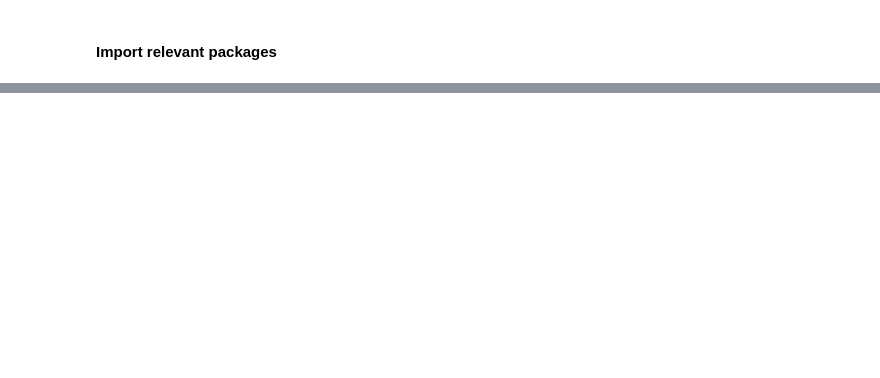
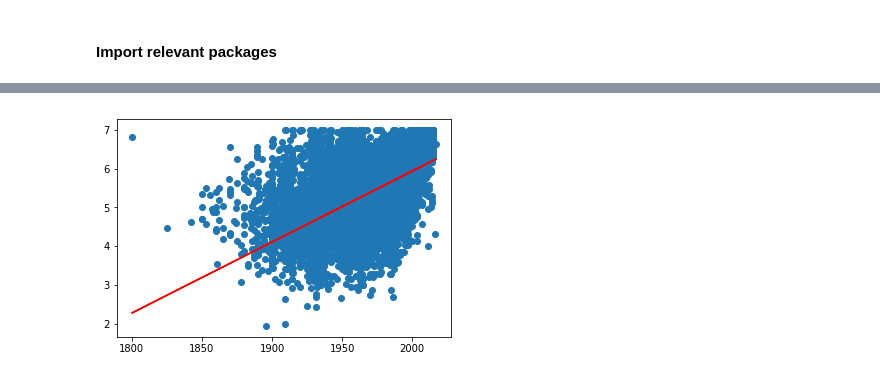
Before and after one commit to jahonis123/jackson-capstone, a Jupyter notebook: Applied Data Science Capstone.ipynb, the cells around one changed output, grey strips where cells are left out. Cells and saved outputs as stored; diff of their text form; code cells hidden in the pictures; blank space fills up the shorter version.

```diff
--- a/Applied Data Science Capstone.ipynb
+++ b/Applied Data Science Capstone.ipynb
@@ -155,0 +177,5 @@ venues_map
+# %%
+# define the data/predictors as the pre-set feature names
+df = pd.DataFrame(data.data, columns=data.feature_names)
+
+target = pd.DataFrame(data.target, columns=["Condition Rating"])
@@ -155,0 +184,3 @@ venues_map
+# %%
+df_parse = df.drop(['Region Code', 'County Name','SD FO Status','County Name', 'Municipality', 'Location', 'Route Carried and Reference Marker', 'Owner', 'Date Last Inspected','binned', 'binned1'],axis = 1)
+df_parse
@@ -155,0 +206,12 @@ venues_map
+# %%
+X = df_parse.iloc[:, 0].values.reshape(-1, 1)  # values converts it into a numpy array
+Y = df_parse.iloc[:, 1].values.reshape(-1, 1)  # -1 means that calculate the dimension of rows, but have 1 column
+linear_regressor = LinearRegression()  # create object for the class
+linear_regressor.fit(X, Y)  # perform linear regression
+Y_pred = linear_regressor.predict(X)  # make predictions
+# %%
+plt.scatter(X, Y)
+plt.plot(X, Y_pred, color='red')
+plt.show()
+# %% [output]
+[figure, added]
```
Also changed, not shown: parts of 30 cells of this notebook.
